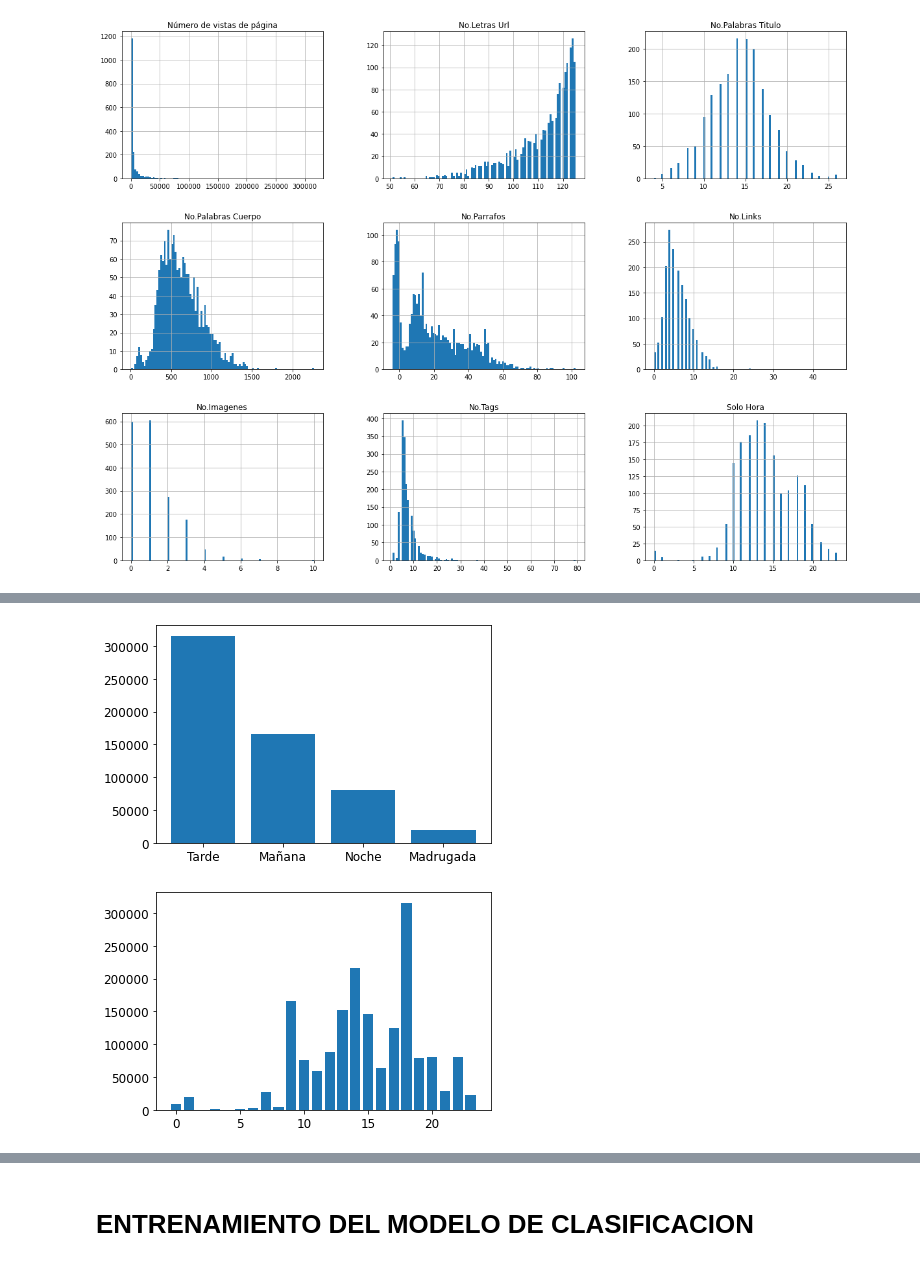
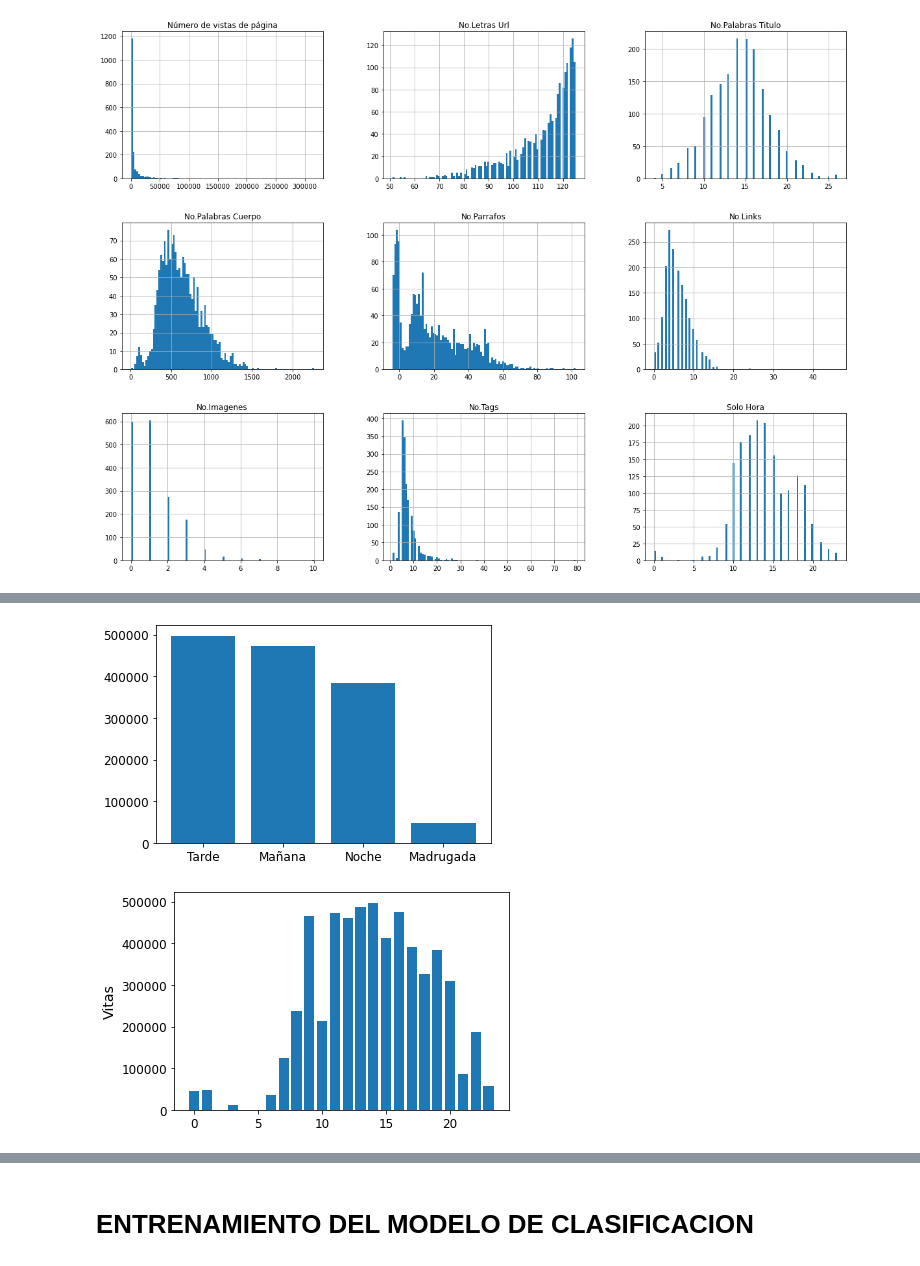
Before and after one commit to aaronjdigital/mlidigital, a Jupyter notebook: Procesamiento Notas.ipynb, the cells around one changed output, grey strips where cells are left out. Cells and saved outputs as stored; diff of their text form; code cells hidden in the pictures.

```diff
--- a/Procesamiento Notas.ipynb
+++ b/Procesamiento Notas.ipynb
@@ -277,3 +263,0 @@ dfnotas
-# %%
-dfnotas=dfnotas.drop(0)
-dfnotas.head()
@@ -437,0 +370,16 @@ dfvocabularios.head()
+# %%
+topics=dfnotas['Topic'].unique() #Hace un arreglo con los valores unicos de topic
+#len(dfnotas['Topic'].unique()) #Cantidad de valores unicos
+#topics
+
+for i in range(len(topics)):
+
+    count=dfnotas['Topic'].str.contains(topics[i]).value_counts()[True] #Cuenta la cantidad de notas que hay de cada Topic
+
+    indice=dfnotas.loc[dfnotas['Topic'] == topics[i]].index #Da el indice de las notas por topics
+
+    if count<=50 :
+        dfnotas=dfnotas.drop(indice,axis=0)  #elimina todas las notas del topic que no supere las 50 notas
+
+
+dfnotas['Topic'].unique()
@@ -437,0 +389,6 @@ dfvocabularios.head()
+# %%
+indice=dfnotas.loc[dfnotas['Número de vistas de página']> 500000].index
+
+dfnotas=dfnotas.drop(indice,axis=0)
+# %%
+dfnotas=dfnotas.reset_index(drop=True)
@@ -513,10 +537,11 @@ Saving figure attribute_histogram_plots
 # %%
-plt.bar( dfnotas['Horario de Publicacion'], dfnotas['Número de vistas de página'])
+plt.bar( dfnotas['Horario_de_Publicacion'], dfnotas['Número de vistas de página'])
 plt.show()
 # %% [output]
-[figure, old version]
+[figure, new version]
 # %%
-plt.bar( dfnotas['Solo Hora'], dfnotas['Número de vistas de página'])
+plt.bar( dfnotas['Solo_Hora'], dfnotas['Número de vistas de página'])
+plt.ylabel("Vitas")
 plt.show()
 # %% [output]
-[figure, old version]
+[figure, new version]
```
Also changed, not shown: parts of 86 cells of this notebook.
